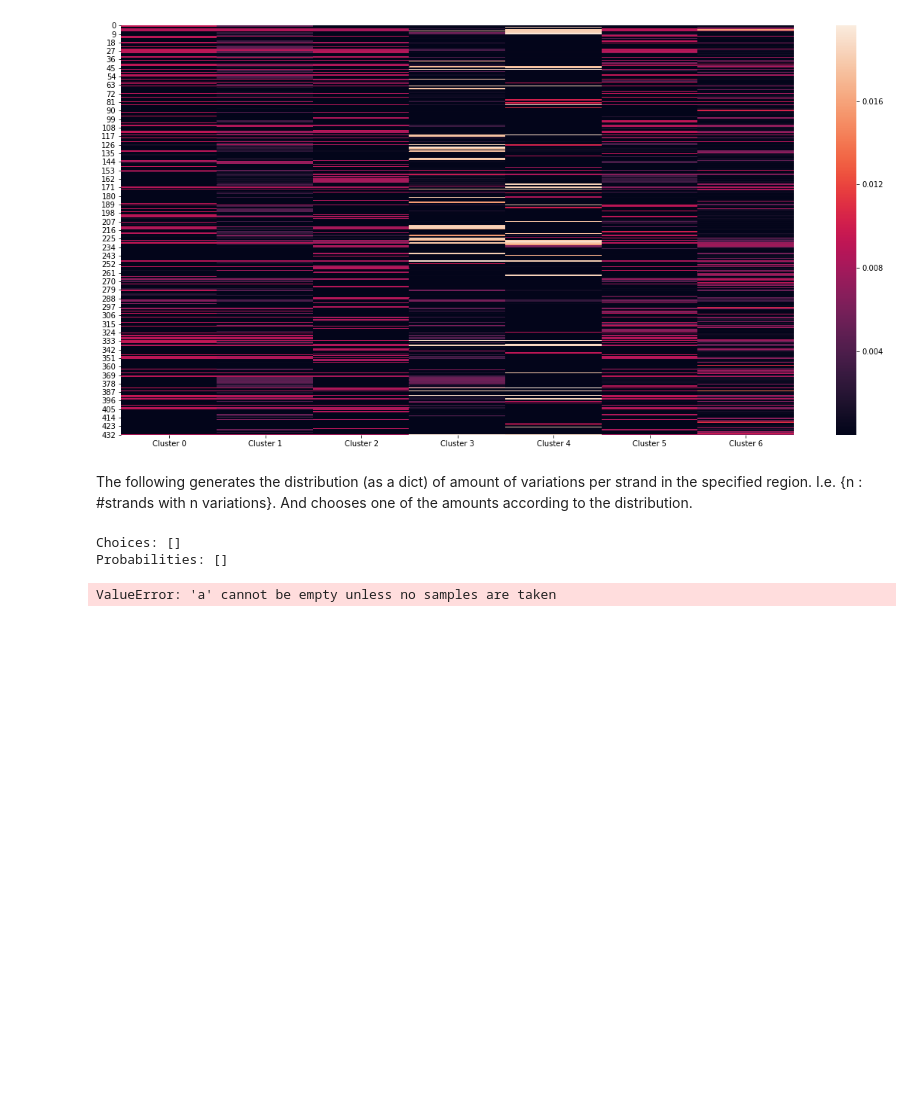
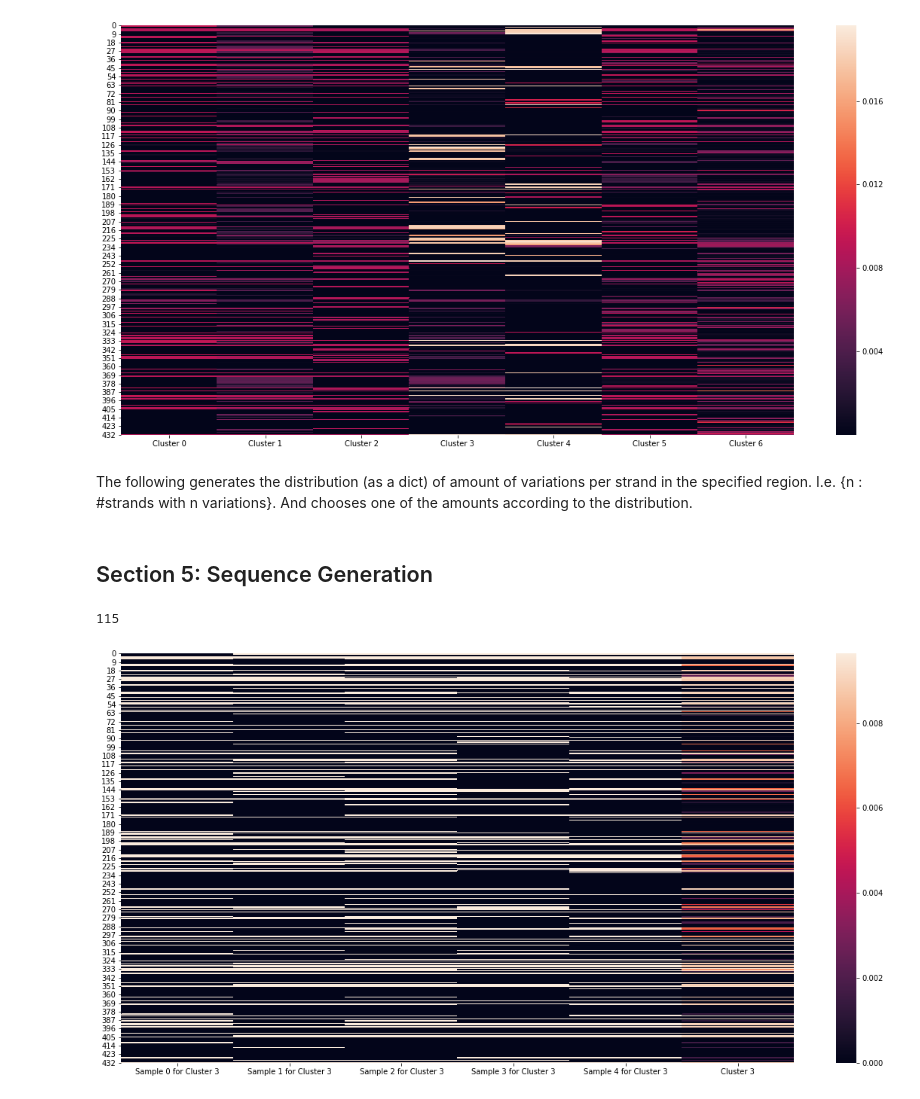
Before and after one commit to manuelgloeckler/sequence_bioinfo, a Jupyter notebook: project/HLA.ipynb, the cells around one changed output. Saved outputs shown, nothing was run; the diff lists cells and outputs as text; code cells hidden in the pictures; blank space fills up the shorter version.

```diff
--- a/project/HLA.ipynb
+++ b/project/HLA.ipynb
@@ -16,6 +16,13 @@ client = EnsemblClient()
 data_manager = DataManager(client, Database_Name)
 # %% [markdown]
 Fetch all HLA-A Data obtained in 1000 Genomes project phase3
+# %%
+region_start = 29941260
+region_end = 29945884
+ref_name = "6" # generally the name of the chromosome
+population_name = "ALL"
+project_name = "1000GENOMES:phase_3"
+allele_args = {'start' : region_start, 'end' : region_end, 'reference_name' : ref_name, 'population' : population_name, 'project' : project_name}
 # %%
 data_manager.fetch_all(29941260, 29945884, "6")
 # %% [markdown]
@@ -224,19 +231,35 @@ ax = sns.heatmap(df)
 [figure]
 # %% [markdown]
 The following generates the distribution (as a dict) of amount of variations per strand in the specified region. I.e. {n : #strands with n variations}. And chooses one of the amounts according to the distribution.
-# %%
-distribution = data_manager.get_variation_distribution(start = 17671934, end = 17681934, population = "CHB")
-choices = []
-probabilities = []
-for choice in distribution:
-    choices.append(choice)
-    probabilities.append(distribution[choice])
-choices = np.array(choices)
-probabilities = np.array(probabilities) / sum(probabilities)
-print("Choices: {}".format(choices))
-print("Probabilities: {}".format(probabilities))
-np.random.choice(choices, p=probabilities)
-# %% [output]
-Choices: []
-Probabilities: []
-ValueError: 'a' cannot be empty unless no samples are taken
+# %% [markdown]
+## Section 5: Sequence Generation
+# %%
+models = [model1]
+best_idx = 0
+# %%
+variant_ranges = data_manager.get_variation_range(**allele_args)
+mm = AlleleMM(models[best_idx].Z, models[best_idx].theta, inference_matrix, variant_ranges, variation_map)
+# %%
+sample = mm.sample_variations()
+len(sample)
+# %% [output]
+115
+# %%
+number_of_samples = 5
+samples = []
+descriptions = []
+k = np.random.choice(range(int(max(models[best_idx].Z))))
+theta = models[best_idx].theta[k]
+indicator_value = theta.max()
+for i in range(number_of_samples):
+    characteristic_vector = np.zeros(len(theta))
+    characteristic_vector[mm.sample_variations(k)] = indicator_value
+    samples.append(characteristic_vector)
+    descriptions.append("Sample {} for Cluster {}".format(i, k))
+samples.append(theta)
+descriptions.append("Cluster {}".format(k))
+df = pd.DataFrame(dict(zip(descriptions, samples)))
+fig, ax = plt.subplots(figsize=(20,10))
+ax = sns.heatmap(df)
+# %% [output]
+[figure, added]
```
Also changed, not shown: parts of 6 cells of this notebook, 2 other files.
